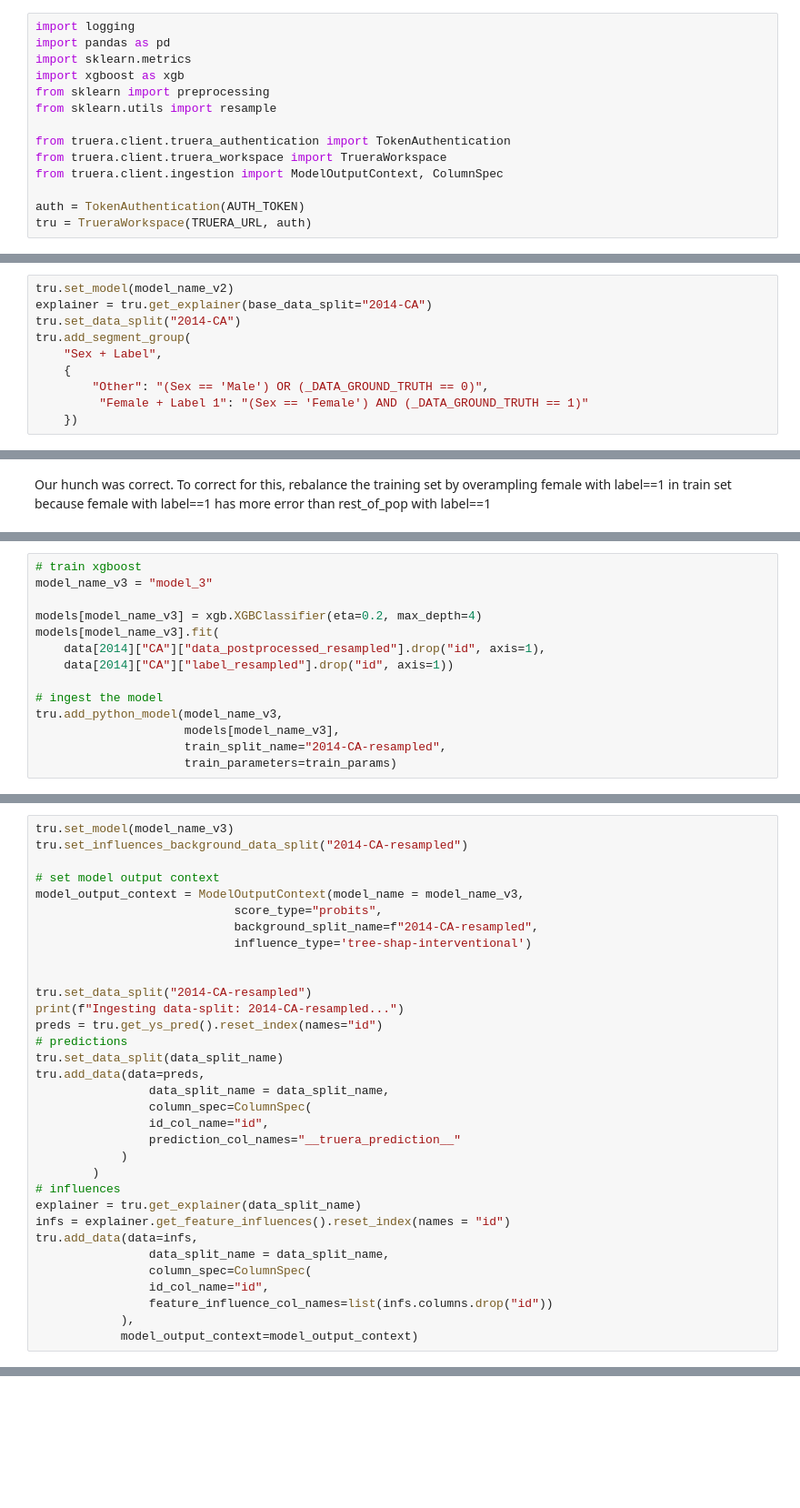
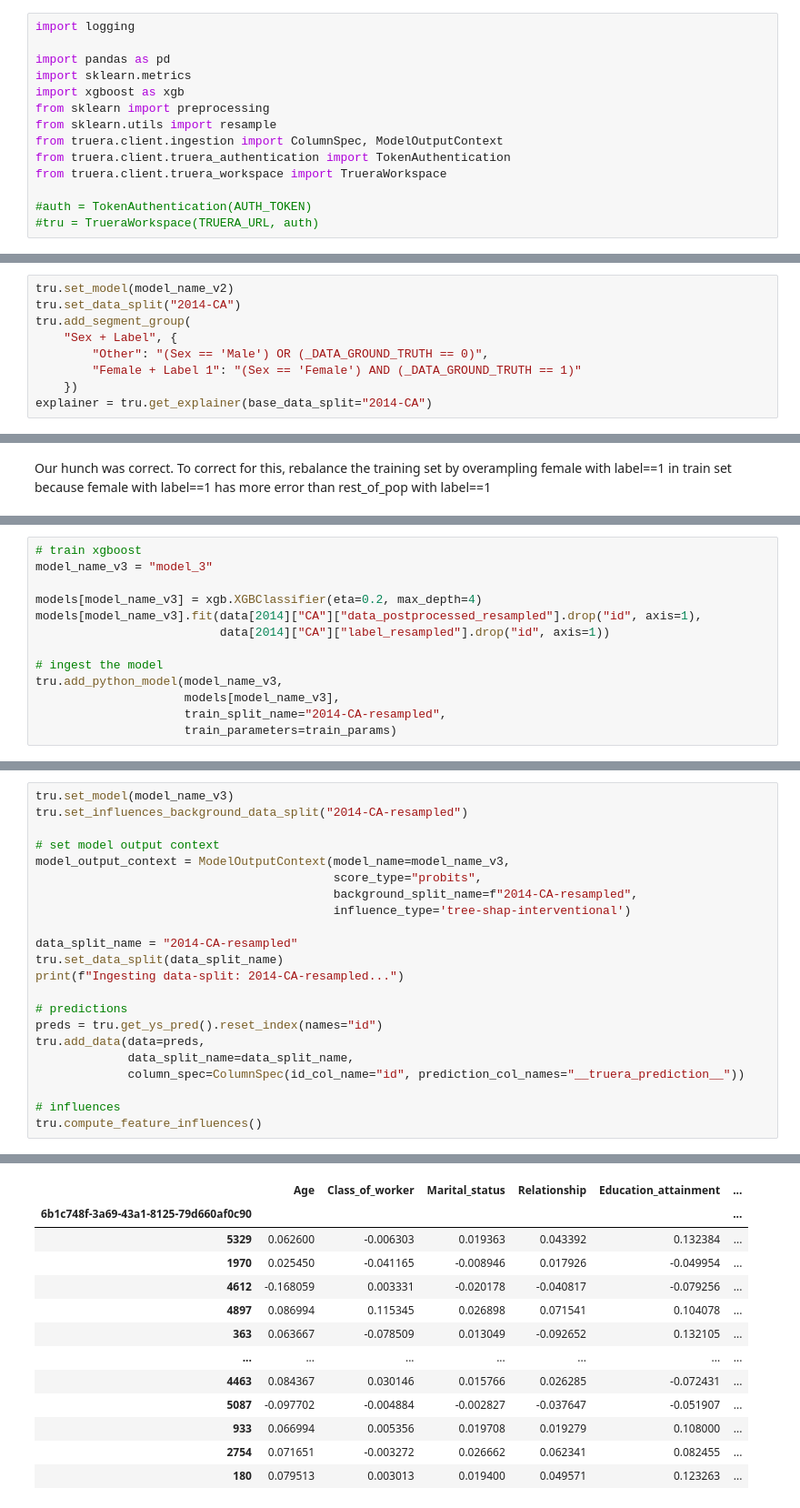
Before and after one commit to truera/truera-examples, a Jupyter notebook: starter-examples/starter-fairness-part-2.ipynb, the cells around one changed output, grey strips where cells are left out. Shown at 91% size. Drawn from its saved outputs; the diff is of its cells as text; blank space fills up the shorter version.

```diff
--- a/starter-examples/starter-fairness-part-2.ipynb
+++ b/starter-examples/starter-fairness-part-2.ipynb
@@ -23,18 +50,18 @@ AUTH_TOKEN = "..."
 ### From here, you can run the rest of the notebook to follow the analysis.
 # %%
 import logging
+
 import pandas as pd
 import sklearn.metrics
 import xgboost as xgb
 from sklearn import preprocessing
 from sklearn.utils import resample
-
+from truera.client.ingestion import ColumnSpec, ModelOutputContext
 from truera.client.truera_authentication import TokenAuthentication
 from truera.client.truera_workspace import TrueraWorkspace
-from truera.client.ingestion import ModelOutputContext, ColumnSpec
 
-auth = TokenAuthentication(AUTH_TOKEN)
-tru = TrueraWorkspace(TRUERA_URL, auth)
+#auth = TokenAuthentication(AUTH_TOKEN)
+#tru = TrueraWorkspace(TRUERA_URL, auth)
 # %%
 # create the first project and data collection
 project_name = "Starter Example Companion - Fairness"
@@ -186,11 +351,10 @@ tru.tester.get_model_test_results(test_types=["fairness"])
 * Shown on the Dataset Disparity section of the Fairness page in the web app, we notice that there is a lower positive outcome rate for females in the data. Let's check the performance of females with a positive label.
 # %%
 tru.set_model(model_name_v2)
-explainer = tru.get_explainer(base_data_split="2014-CA")
 tru.set_data_split("2014-CA")
 tru.add_segment_group(
-    "Sex + Label",
-    {
+    "Sex + Label", {
         "Other": "(Sex == 'Male') OR (_DATA_GROUND_TRUTH == 0)",
-         "Female + Label 1": "(Sex == 'Female') AND (_DATA_GROUND_TRUTH == 1)"
+        "Female + Label 1": "(Sex == 'Female') AND (_DATA_GROUND_TRUTH == 1)"
     })
+explainer = tru.get_explainer(base_data_split="2014-CA")
@@ -257,9 +440,8 @@ tru.add_data(data=data[2014]["CA"]["data_preprocessed_resampled"].\
 model_name_v3 = "model_3"
 
 models[model_name_v3] = xgb.XGBClassifier(eta=0.2, max_depth=4)
-models[model_name_v3].fit(
-    data[2014]["CA"]["data_postprocessed_resampled"].drop("id", axis=1),
-    data[2014]["CA"]["label_resampled"].drop("id", axis=1))
+models[model_name_v3].fit(data[2014]["CA"]["data_postprocessed_resampled"].drop("id", axis=1),
+                          data[2014]["CA"]["label_resampled"].drop("id", axis=1))
 
 # ingest the model
 tru.add_python_model(model_name_v3,
@@ -271,31 +473,21 @@ tru.set_model(model_name_v3)
 tru.set_influences_background_data_split("2014-CA-resampled")
 
 # set model output context
-model_output_context = ModelOutputContext(model_name = model_name_v3,
-                            score_type="probits",
-                            background_split_name=f"2014-CA-resampled",
-                            influence_type='tree-shap-interventional')
+model_output_context = ModelOutputContext(model_name=model_name_v3,
+                                          score_type="probits",
+                                          background_split_name=f"2014-CA-resampled",
+                                          influence_type='tree-shap-interventional')
 
+data_split_name = "2014-CA-resampled"
+tru.set_data_split(data_split_name)
+print(f"Ingesting data-split: 2014-CA-resampled...")
 
-tru.set_data_split("2014-CA-resampled")
-print(f"Ingesting data-split: 2014-CA-resampled...")
+# predictions
 preds = tru.get_ys_pred().reset_index(names="id")
-# predictions
-tru.set_data_split(data_split_name)
 tru.add_data(data=preds,
-                data_split_name = data_split_name,
-                column_spec=ColumnSpec(
-                id_col_name="id",
-                prediction_col_names="__truera_prediction__"
-            )
-        )
+             data_split_name=data_split_name,
+             column_spec=ColumnSpec(id_col_name="id", prediction_col_names="__truera_prediction__"))
+
 # influences
-explainer = tru.get_explainer(data_split_name)
-infs = explainer.get_feature_influences().reset_index(names = "id")
-tru.add_data(data=infs,
-                data_split_name = data_split_name,
-                column_spec=ColumnSpec(
-                id_col_name="id",
-                feature_influence_col_names=list(infs.columns.drop("id"))
-            ),
-            model_output_context=model_output_context)
+tru.compute_feature_influences()
+# %% [output]
@@ -301,0 +528,13 @@ tru.add_data(data=infs,
+|  | Age | Class_of_worker | Marital_status | Relationship | Education_attainment | ... |
+| 6b1c748f-3a69-43a1-8125-79d660af0c90 |  |  |  |  |  | ... |
+| 5329 | 0.062600 | -0.006303 | 0.019363 | 0.043392 | 0.132384 | ... |
+| 1970 | 0.025450 | -0.041165 | -0.008946 | 0.017926 | -0.049954 | ... |
+| 4612 | -0.168059 | 0.003331 | -0.020178 | -0.040817 | -0.079256 | ... |
+| 4897 | 0.086994 | 0.115345 | 0.026898 | 0.071541 | 0.104078 | ... |
+| 363 | 0.063667 | -0.078509 | 0.013049 | -0.092652 | 0.132105 | ... |
+| ... | ... | ... | ... | ... | ... | ... |
+| 4463 | 0.084367 | 0.030146 | 0.015766 | 0.026285 | -0.072431 | ... |
+| 5087 | -0.097702 | -0.004884 | -0.002827 | -0.037647 | -0.051907 | ... |
+| 933 | 0.066994 | 0.005356 | 0.019708 | 0.019279 | 0.108000 | ... |
+| 2754 | 0.071651 | -0.003272 | 0.026662 | 0.062341 | 0.082455 | ... |
+| 180 | 0.079513 | 0.003013 | 0.019400 | 0.049571 | 0.123263 | ... |
```
Also changed, not shown: parts of 20 cells of this notebook, 6 other files.
